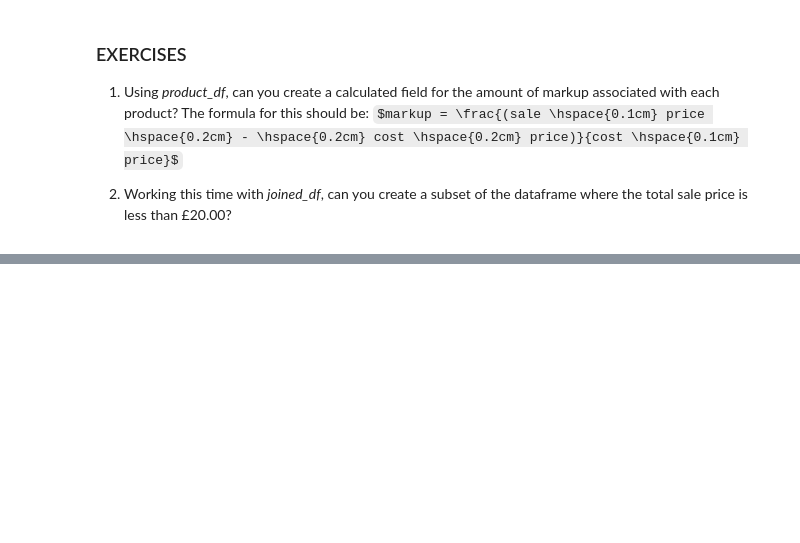
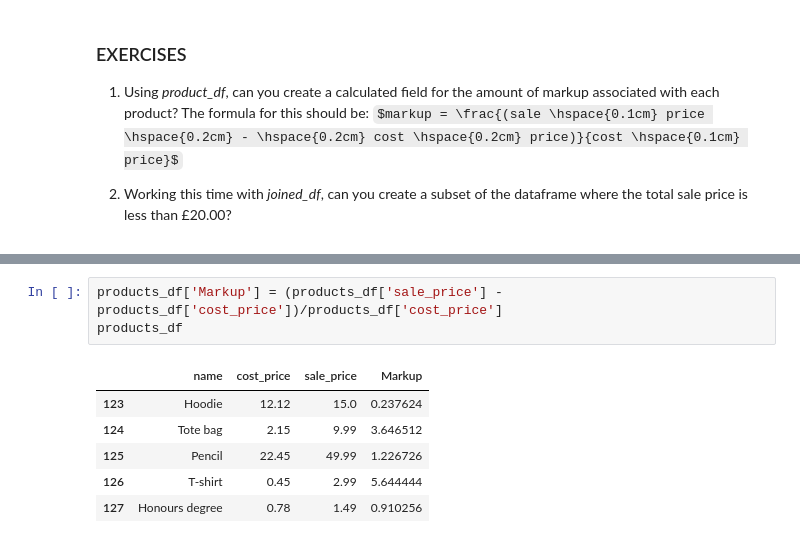
Before and after one commit to Cullen-hub/IB2AD0_Data_Science_GenerativeAI, a Jupyter notebook: 2_03_Calculated_Fields,_Indexing_and_Subsetting.ipynb, the cells around one changed output, grey strips where cells are left out. Cells and saved outputs as stored; diff of their text form; some formulas as TeX source; blank space fills up the shorter version.

```diff
--- a/2_03_Calculated_Fields,_Indexing_and_Subsetting.ipynb
+++ b/2_03_Calculated_Fields,_Indexing_and_Subsetting.ipynb
@@ -161,0 +182,10 @@ $markup = \frac{(sale \hspace{0.1cm} price \hspace{0.2cm} - \hspace{0.2cm} cost
+# %%
+products_df['Markup'] = (products_df['sale_price'] - products_df['cost_price'])/products_df['cost_price']
+products_df
+# %% [output]
+|  | name | cost_price | sale_price | Markup |
+| 123 | Hoodie | 12.12 | 15.0 | 0.237624 |
+| 124 | Tote bag | 2.15 | 9.99 | 3.646512 |
+| 125 | Pencil | 22.45 | 49.99 | 1.226726 |
+| 126 | T-shirt | 0.45 | 2.99 | 5.644444 |
+| 127 | Honours degree | 0.78 | 1.49 | 0.910256 |
```
Also changed, not shown: parts of 4 cells of this notebook.
